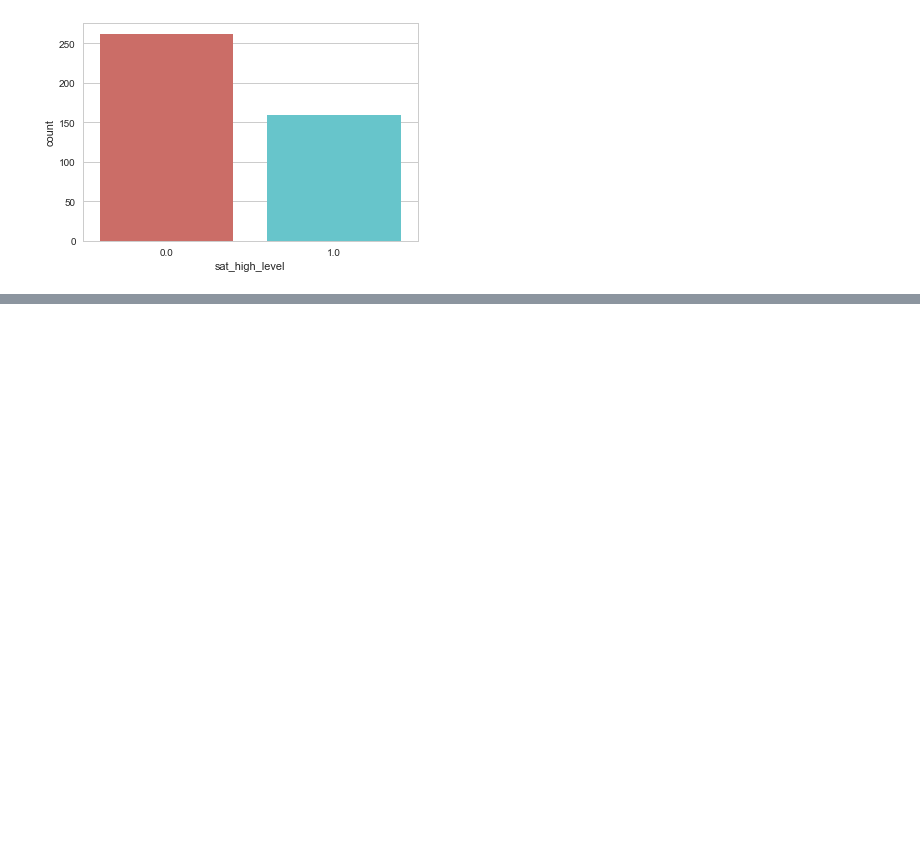
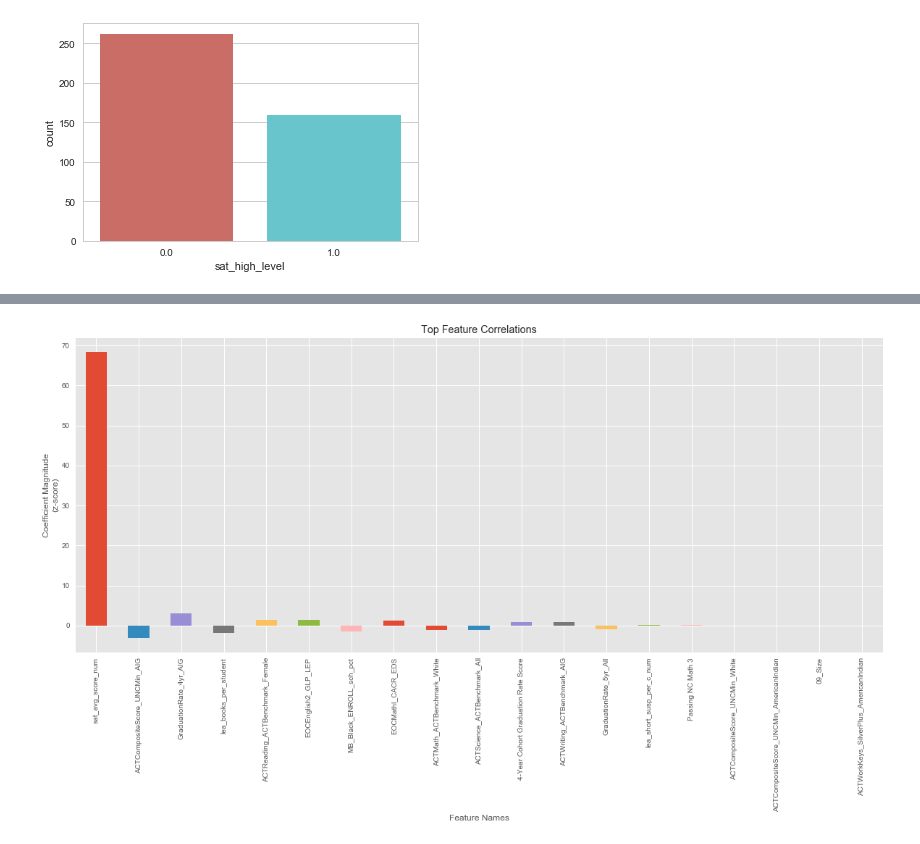
Before and after one commit to jeffweltman/MSDS7331, a Jupyter notebook: Jeff-MiniProject1.ipynb, the cells around one changed output, grey strips where cells are left out. Cells and saved outputs as stored; diff of their text form; code cells hidden in the pictures; blank space fills up the shorter version.

```diff
--- a/Jeff-MiniProject1.ipynb
+++ b/Jeff-MiniProject1.ipynb
@@ -98,0 +312,10 @@ avg / total       0.88      0.88      0.88       336
+# %%
+#Plot the RFE Rankings
+plt.style.use('ggplot')
+
+rfe_ft_imp_df = pd.DataFrame({'feature_names':X_highSchools.columns, 'weights':rfecv.grid_scores_})
+rfe_ft_imp_df.sort_values(by='weights', inplace=True, ascending=False )
+
+top50features = rfe_ft_imp_df.head(50)
+
+top50features
@@ -98,0 +348,2 @@ avg / total       0.88      0.88      0.88       336
+# %%
+X_highSchools=pd.DataFrame(X_highSchools)
@@ -98,0 +422,27 @@ avg / total       0.88      0.88      0.88       336
+# %%
+#Load the model's coefficient weights and feature names into a dataframe sorted by weights
+weights = grid.best_estimator_.named_steps['logisticregression'].coef_.ravel()
+feature_names = X_highSchools.columns.values[rfecv.get_support(indices=True)]
+
+linreg_ft_imp_df = pd.DataFrame({'feature_names':feature_names, 'weights':weights, 'absolute_weights': np.abs(weights)})
+linreg_ft_imp_df.sort_values(by='absolute_weights', inplace=True, ascending=False )
+# %%
+# Examine categorical variables of interest
+import matplotlib.pyplot as plt
+%matplotlib inline
+
+#Plot the model's feature importances
+# REFERENCE:  Eric Larson, https://github.com/eclarson/DataMiningNotebooks
+plt.style.use('ggplot')
+
+wt_plt_df = linreg_ft_imp_df.head(75)
+
+weights = pd.Series(wt_plt_df['weights'].values,index=wt_plt_df['feature_names'])
+ax = weights.plot(kind='bar', figsize=(20,8))
+
+ax.set_title("Top Feature Correlations")
+ax.set_ylabel("Coefficient Magnitude\n(z-score)")
+ax.set_xlabel("Feature Names")
+plt.show()
+# %% [output]
+[figure, added]
```
Also changed, not shown: parts of 27 cells of this notebook.
